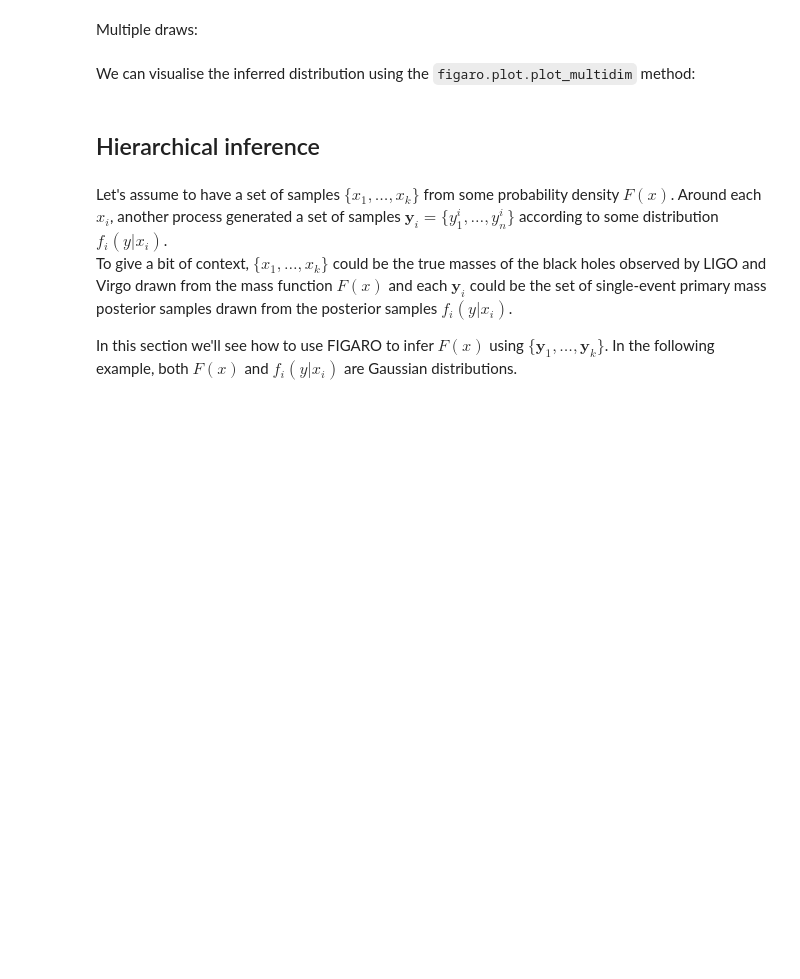
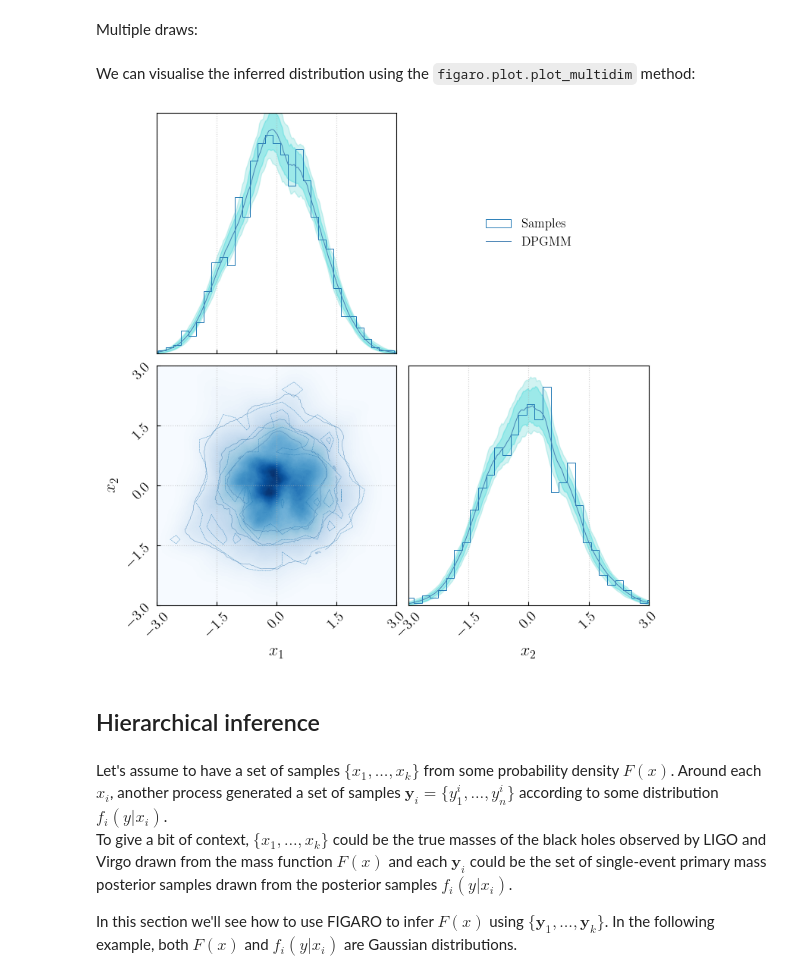
Before and after one commit to sterinaldi/FIGARO, a Jupyter notebook: docs/source/introductive_guide.ipynb, the cells around one changed output. Saved outputs shown, nothing was run; the diff lists cells and outputs as text; code cells hidden in the pictures; blank space fills up the shorter version.

```diff
--- a/docs/source/introductive_guide.ipynb
+++ b/docs/source/introductive_guide.ipynb
@@ -276,10 +327,12 @@ We can visualise the inferred distribution using the `figaro.plot.plot_multidim`
 # %%
 from figaro.plot import plot_multidim
 
-plot_multidim(draws,
-              samples = samples,
-              save = False,
-              )
+fig = plot_multidim(draws,
+                    samples = samples,
+                    save = False,
+                    )
+# %% [output]
+[figure, added]
 # %% [markdown]
 ## Hierarchical inference
 # %% [markdown]
```
Also changed, not shown: parts of 23 cells of this notebook.
